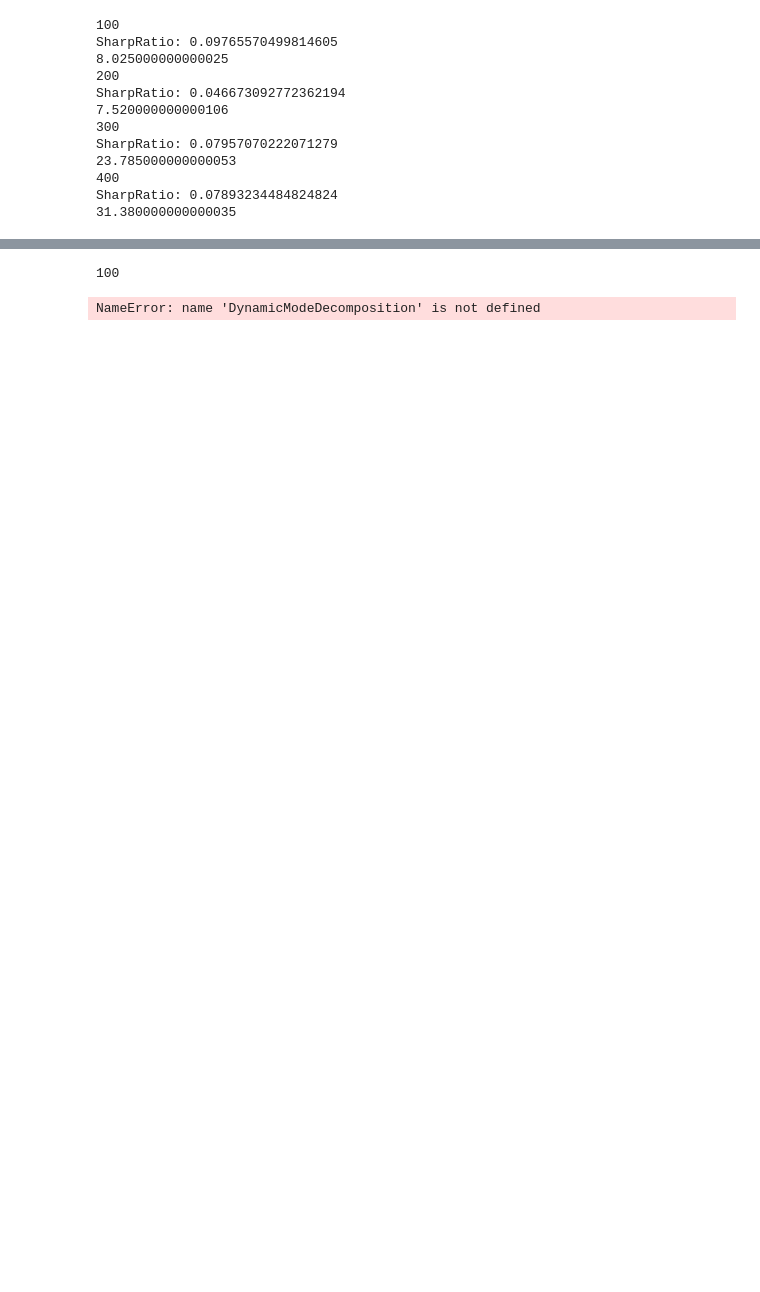
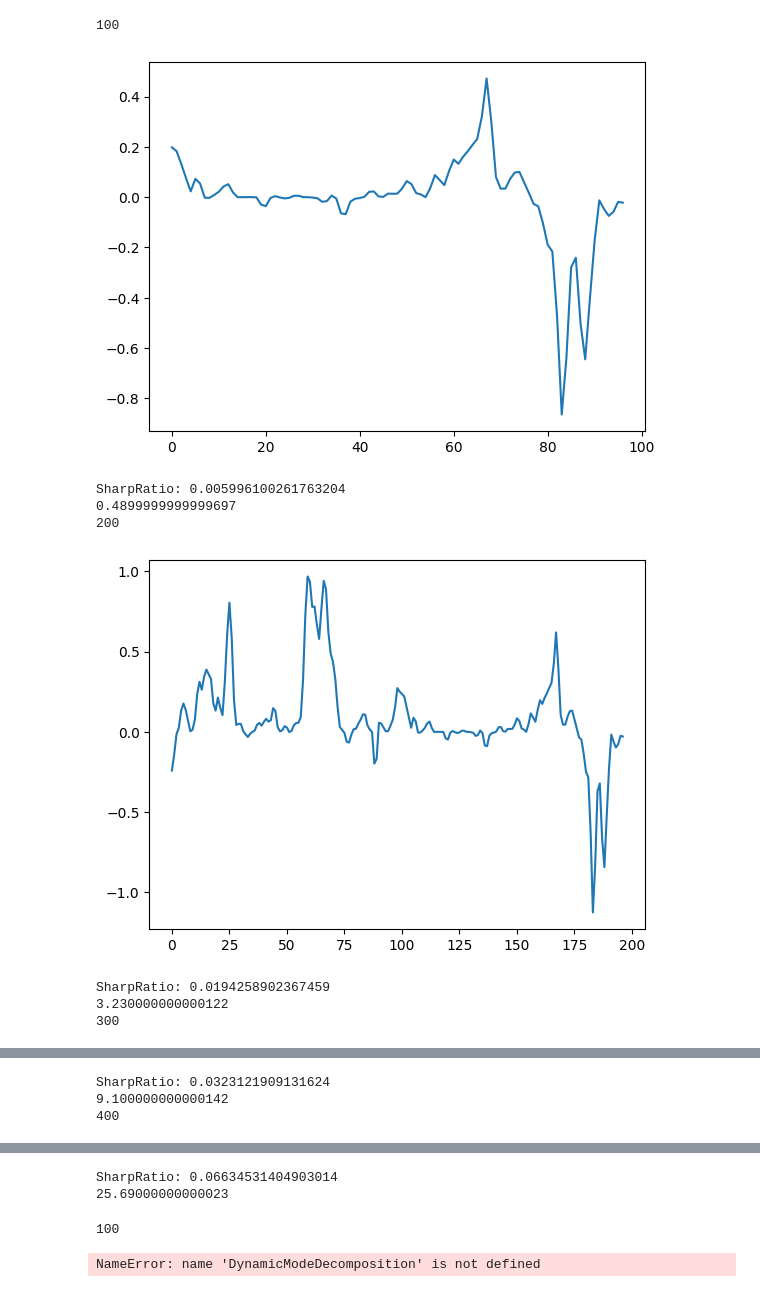
Before and after one commit to takumi-maker/dmd, a Jupyter notebook: dms_trenddetector.ipynb, the cells around one changed output, grey strips where cells are left out. Saved outputs shown, nothing was run; the diff lists cells and outputs as text; code cells hidden in the pictures; blank space fills up the shorter version.

```diff
--- a/dms_trenddetector.ipynb
+++ b/dms_trenddetector.ipynb
@@ -87,4 +220,5 @@ y_df
 # %%
+#変更前
 from sklearn.linear_model import LinearRegression
 import statsmodels
 import statsmodels.api
@@ -153,44 +287,57 @@ for i in range(1,5):
         for l in range(len(X_array)-1):
           C_1 = (X_array[l]-mu_1)*(X_array[l+k]-mu_1)
           C_1_sub.append(C_1)
         C_1_list.append(sum(C_1_sub))
       #print(C_1_list)
       #print(X_array)
       mu_t,C_t_list,sigma_2 = func_param(X_array[0],r,X_array,mu_1,C_1_list,order_num)
 
     else:
       mu_1 = mu_t
       C_1 = C_t_list
       sigma_2_1 = sigma_2
       dms = func_dms(X_array[0],mu_1,sigma_2_1)
       dms_list.append(dms)
       result_list.append(y_array[0])
       mu_t,C_t_list,sigma_2 = func_param(X_array[0],r,X_array,mu_1,C_1_list,order_num)
 
+  #plt.plot(dms_list)
+  #plt.show()
+  ave_dms_list=[]
+  predict_flag2 = 0
   for j in range(window_size-1,len(dms_list)):
     ave_dms = sum(dms_list[j-window_size+1:j])/len(dms_list[j-window_size+1:j])
+    ave_dms_list.append(ave_dms)
     if ave_dms > 0.0:
+      predict_flag = -1
+    else:
       predict_flag = 1
+
+    if predict_flag==predict_flag2:
+      return_ = predict_flag*result_list[j]
+      return_list.append(return_)
+      predict_flag2 = predict_flag
     else:
-      predict_flag = -1
-    return_ = predict_flag*result_list[j] -comission
+      return_ = predict_flag*result_list[j] -comission
+      return_list.append(return_)
+      predict_flag2 = predict_flag
+    #return_ = predict_flag*result_list[j] -comission
     #print(return_)
-    return_list.append(return_)
+    #return_list.append(return_)
+  plt.plot(ave_dms_list)
+  plt.show()
 
   R_sum = sum(return_list)*amendment
   SR = np.mean(np.array(return_list))/np.std(np.array(return_list))
   print("SharpRatio:",SR)
   print(R_sum)
 # %% [output]
 100
-SharpRatio: 0.09765570499814605
-8.025000000000025
-200
-SharpRatio: 0.046673092772362194
-7.520000000000106
-300
-SharpRatio: 0.07957070222071279
-23.785000000000053
-400
-SharpRatio: 0.07893234484824824
-31.380000000000035
+[figure, added]
+SharpRatio: 0.005996100261763204
+0.4899999999999697
+200
+[figure, added]
+SharpRatio: 0.0194258902367459
+3.230000000000122
+300
@@ -196,0 +345,3 @@ SharpRatio: 0.07893234484824824
+SharpRatio: 0.0323121909131624
+9.100000000000142
+400
@@ -197,3 +349,5 @@ SharpRatio: 0.07893234484824824
+SharpRatio: 0.06634531404903014
+25.69000000000023
 # %%
 from sklearn.linear_model import LinearRegression
 import statsmodels
```
Also changed, not shown: parts of 4 cells of this notebook.
